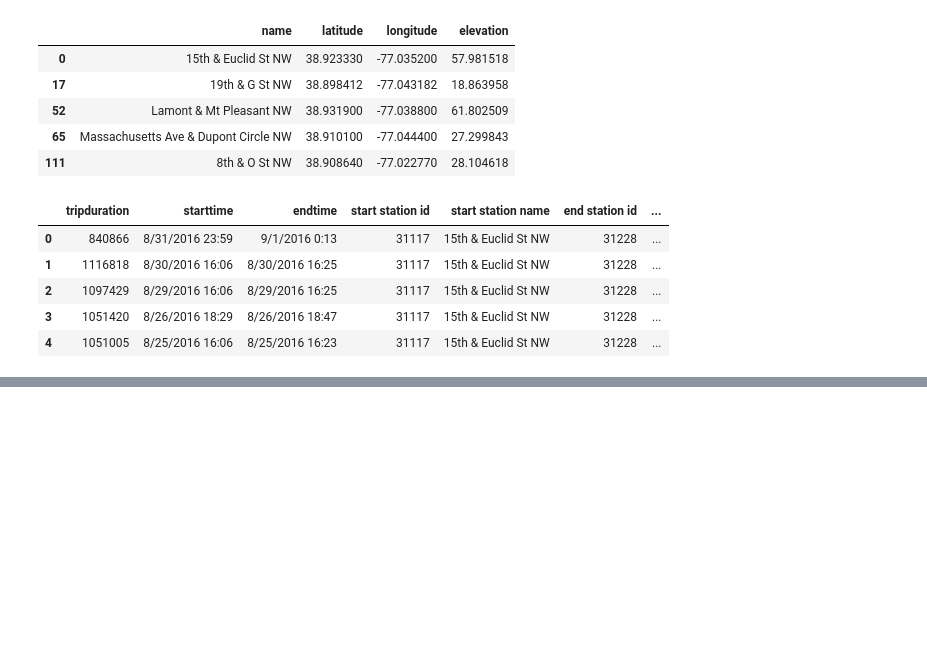
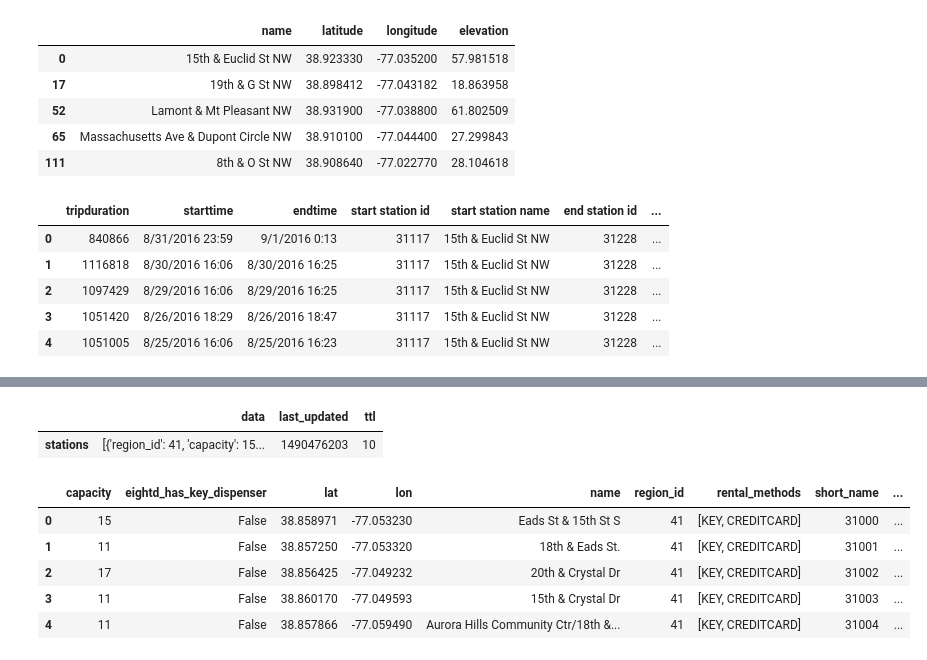
Before and after one commit to cdepeuter/citibike, a Jupyter notebook: folium.ipynb, the cells around one changed output, grey strips where cells are left out. Drawn from its saved outputs; the diff is of its cells as text; code cells hidden in the pictures; blank space fills up the shorter version.

Commit message:
maps with station status

```diff
--- a/folium.ipynb
+++ b/folium.ipynb
@@ -100,0 +140,49 @@ nyc_map.save("nyc_test.html")
+# %%
+# station status
+# https://gbfs.capitalbikeshare.com/gbfs/en/station_status.json
+
+# station info
+# https://gbfs.capitalbikeshare.com/gbfs/en/station_information.json
+
+stations = pd.read_json("https://gbfs.capitalbikeshare.com/gbfs/en/station_information.json", orient="stations")
+stations.head()
+# %% [output]
+|  | data | last_updated | ttl |
+| stations | [{'region_id': 41, 'capacity': 15... | 1490476203 | 10 |
+# %%
+import requests
+import json
+
+station_json_req = requests.get("https://gbfs.capitalbikeshare.com/gbfs/en/station_information.json")
+
+station_json = json.loads(station_json_req.text)
+# %%
+stations_array = station_json["data"]["stations"]
+
+
+# for s in stations_array:
+# #     "station_id": "1",
+# # "name": "Eads St & 15th St S",
+# # "short_name": "31000",
+# # "lat": 38.858971,
+# # "lon": -77.05323,
+# # "region_id": 41,
+# # "rental_methods": [
+# # "KEY",
+# # "CREDITCARD"
+# # ],
+# # "capacity": 15,
+# # "eightd_has_key_dispenser": false
+#     to_df.append({'id':s['station_id'], 'name': s['name'], 'lat': s['lat'], 'lon': s['lon'], 'region': s['region_id'], 'capacity': s['capacity']})
+
+
+stations = pd.DataFrame.from_records(stations_array)
+
+stations.head()
+# %% [output]
+|  | capacity | eightd_has_key_dispenser | lat | lon | name | region_id | rental_methods | short_name | ... |
+| 0 | 15 | False | 38.858971 | -77.053230 | Eads St & 15th St S | 41 | [KEY, CREDITCARD] | 31000 | ... |
+| 1 | 11 | False | 38.857250 | -77.053320 | 18th & Eads St. | 41 | [KEY, CREDITCARD] | 31001 | ... |
+| 2 | 17 | False | 38.856425 | -77.049232 | 20th & Crystal Dr | 41 | [KEY, CREDITCARD] | 31002 | ... |
+| 3 | 11 | False | 38.860170 | -77.049593 | 15th & Crystal Dr | 41 | [KEY, CREDITCARD] | 31003 | ... |
+| 4 | 11 | False | 38.857866 | -77.059490 | Aurora Hills Community Ctr/18th &... | 41 | [KEY, CREDITCARD] | 31004 | ... |
```
Also changed, not shown: parts of 21 cells of this notebook, 2 other files.
